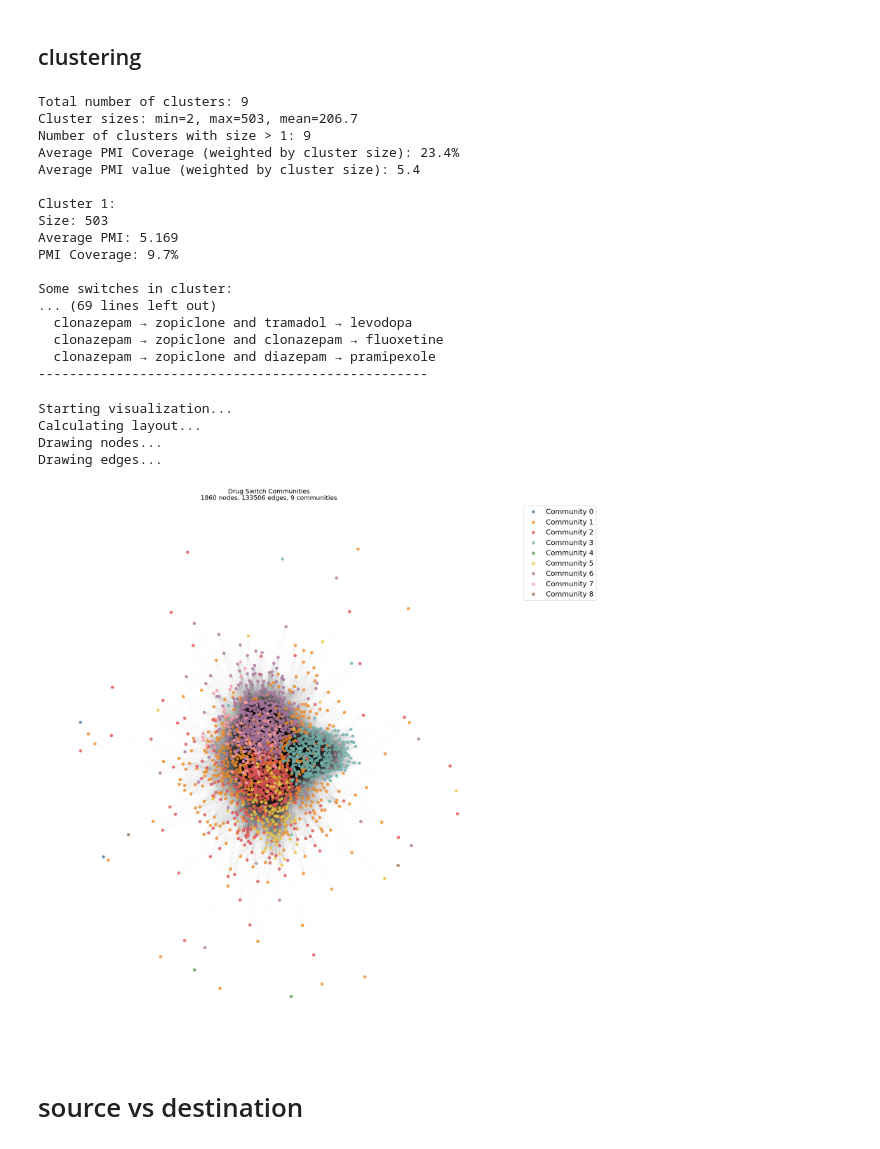
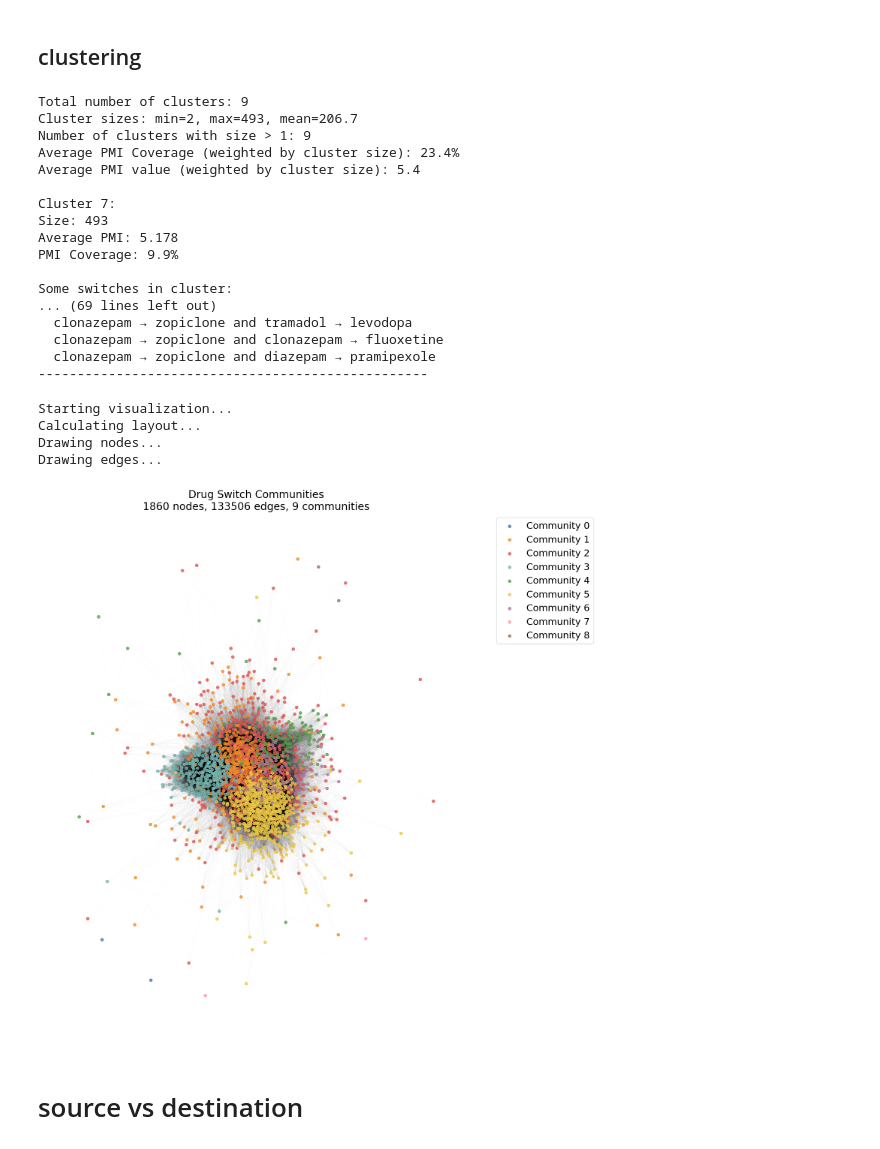
Before and after one commit to spicadust/Project_PerMed, a Jupyter notebook: notebooks/pattern/drug_switch_pmi.ipynb, the cells around one changed output. Cells and saved outputs as stored; diff of their text form; code cells hidden in the pictures.

```diff
--- a/notebooks/pattern/drug_switch_pmi.ipynb
+++ b/notebooks/pattern/drug_switch_pmi.ipynb
@@ -198,15 +187,3 @@ pmi_scores = {
     for i in range(len(switches))
     for j in range(i + 1, len(switches))
 }
-# %%
-# Get most related pairs
-most_related = pd.Series(pmi_scores).sort_values(ascending=False).head(30)
-for (switch1, switch2), pmi in most_related.items():  # type: ignore
-    # Get original drug pairs from switch_dict
-    drug_a1, drug_b1 = switch_dict[switch1]
-    drug_a2, drug_b2 = switch_dict[switch2]
-
-    print(f"PMI Score: {pmi:.3f}")
-    print(f"Switch 1: {get_concept_name(drug_a1)} → {get_concept_name(drug_b1)}")
-    print(f"Switch 2: {get_concept_name(drug_a2)} → {get_concept_name(drug_b2)}")
-    print("-" * 50)
@@ -517,15 +483,15 @@ for cluster in clusters[:5]:
     print("-" * 50)
 # %% [output]
 Total number of clusters: 9
-Cluster sizes: min=2, max=503, mean=206.7
+Cluster sizes: min=2, max=493, mean=206.7
 Number of clusters with size > 1: 9
 Average PMI Coverage (weighted by cluster size): 23.4%
 Average PMI value (weighted by cluster size): 5.4
 
-Cluster 1:
-Size: 503
-Average PMI: 5.169
-PMI Coverage: 9.7%
+Cluster 7:
+Size: 493
+Average PMI: 5.178
+PMI Coverage: 9.9%
 
 Some switches in cluster:
 ... (69 lines left out)
@@ -559,7 +525,7 @@ results_df.to_csv("output_switch/drug_switch_pmi_clusters.tsv", sep="\t", index=
 # %%
 def visualize_clusters(G, communities, max_nodes=500):
     # Set up the plot
-    plt.figure(figsize=(20, 20))
+    plt.figure(figsize=(15, 15))
 
     # Define a professional color palette (using Tableau 20 colors)
     colors = [
@@ -597,42 +563,43 @@ def visualize_clusters(G, communities, max_nodes=500):
             G,
             pos,
             nodelist=nodes,
-            node_size=50,
+            node_size=30,
             node_color=colors[i % len(colors)],  # Cycle through colors
             alpha=0.8,
             label=f"Community {community_id}",
         )
 
     # Draw edges
     print("Drawing edges...")
     nx.draw_networkx_edges(
         G,
         pos,
         alpha=0.1,
         width=0.1,
     )
 
     plt.title(
         f"Drug Switch Communities\n{G.number_of_nodes()} nodes, {G.number_of_edges()} edges, {len(set(communities.values()))} communities",
-        fontsize=16,
+        fontsize=20,
     )
     plt.legend(
         bbox_to_anchor=(1.05, 1), loc="upper left", fontsize=18
     )  # Increased legend font size
     plt.axis("off")
     plt.tight_layout()
     plt.show()
 
 
 # Create the visualization
 print("Starting visualization...")
+communities = community_louvain.best_partition(G)
 visualize_clusters(G, communities)
 # %% [output]
 Starting visualization...
 Calculating layout...
 Drawing nodes...
 Drawing edges...
-[figure, old version]
+[figure, new version]
 # %% [markdown]
 #  source vs destination
 # %% [markdown]
```
Also changed, not shown: parts of 23 cells of this notebook, 1 other file.
